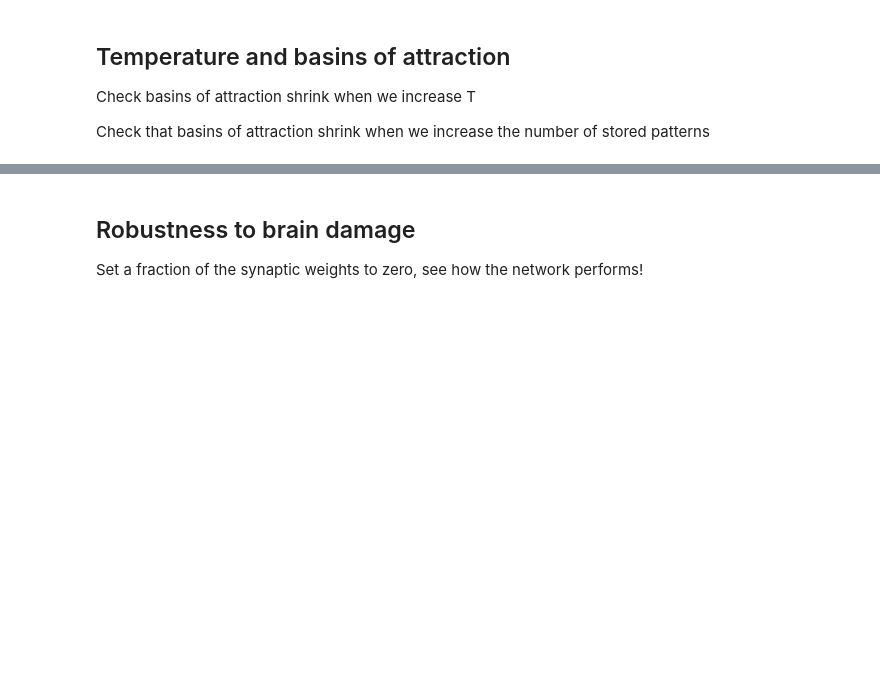
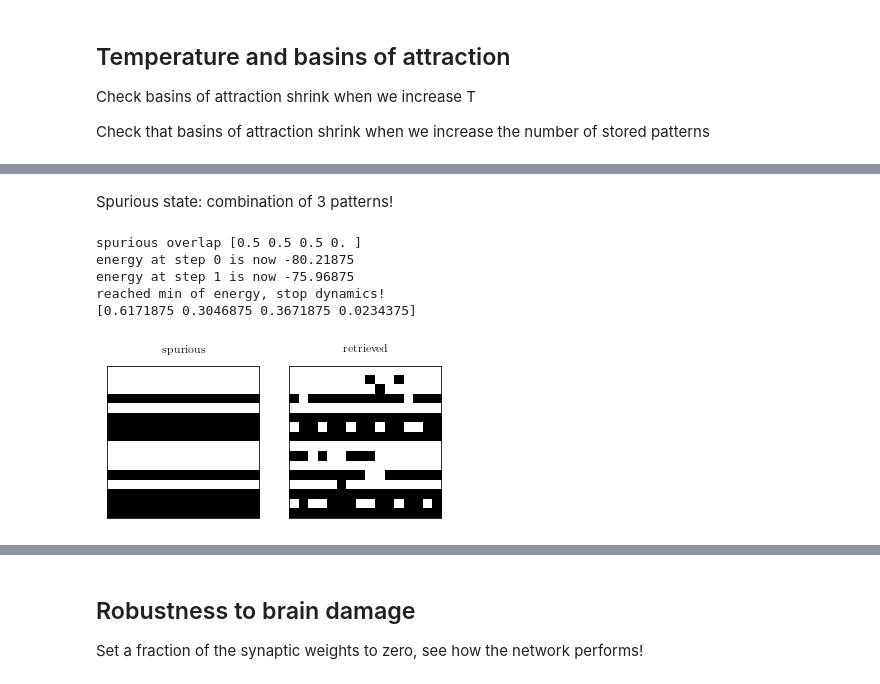
Before and after one commit to mazzulab/AppliedMathNotebooks, a Jupyter notebook: Hopfield0_updated.ipynb, the cells around one changed output, grey strips where cells are left out. Saved outputs shown, nothing was run; the diff lists cells and outputs as text; code cells hidden in the pictures; blank space fills up the shorter version.

```diff
--- a/Hopfield0_updated.ipynb
+++ b/Hopfield0_updated.ipynb
@@ -340,2 +425,31 @@ Check that basins of attraction shrink when we increase the number of stored pat
+# %% [markdown]
+Spurious state: combination of 3 patterns!
+# %%
+train_data=generate_orth_patterns(nunits,npatterns)
+# train_data=generate_rand_patterns(nunits,10,0.5)
+
+allweights=set_weights(train_data)
+
+spurious=np.sign(train_data[0]+train_data[1]+train_data[2])
+overlap=compute_overlap_list(spurious,train_data)
+print('spurious overlap',overlap)
+
+spurious0=noisify(spurious,0.1)
+recovered_pattern=flow(spurious0,allweights,theta=0,steps=500,display=True,EarlyStop=True,T=0.46)
+
+# plot patterns
+fig,ax=plt.subplots(1,2,figsize=(6,4))
+plotpattern(spurious,ax[0],title='spurious')
+plotpattern(recovered_pattern,ax[1],title='retrieved')
+plt.savefig("hopfield_orth_spurious.png")
+overlap=compute_overlap_list(recovered_pattern,train_data)
+print(overlap)
+# %% [output]
+spurious overlap [0.5 0.5 0.5 0. ]
+energy at step 0 is now -80.21875
+energy at step 1 is now -75.96875
+reached min of energy, stop dynamics!
+[0.6171875 0.3046875 0.3671875 0.0234375]
+[figure, added]
 # %%
 # %% [output]
```
Also changed, not shown: parts of 17 cells of this notebook, 5 other files.
